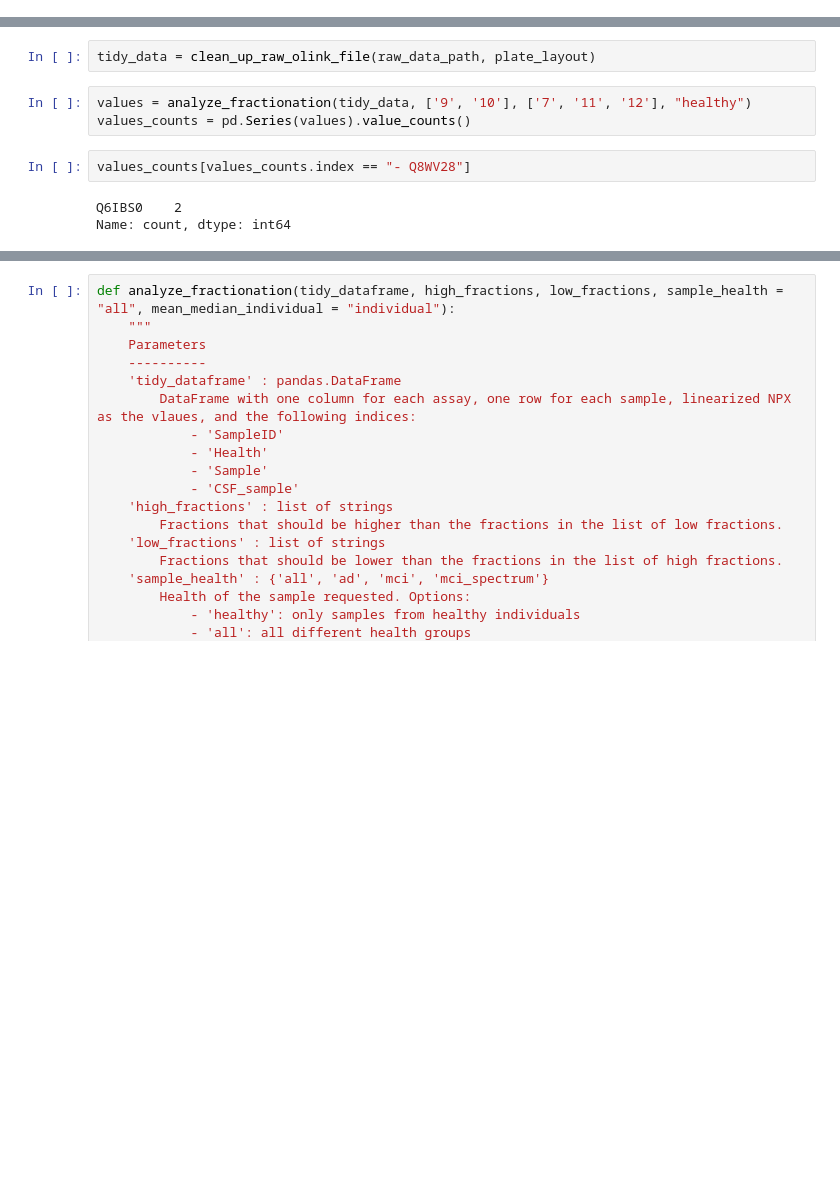
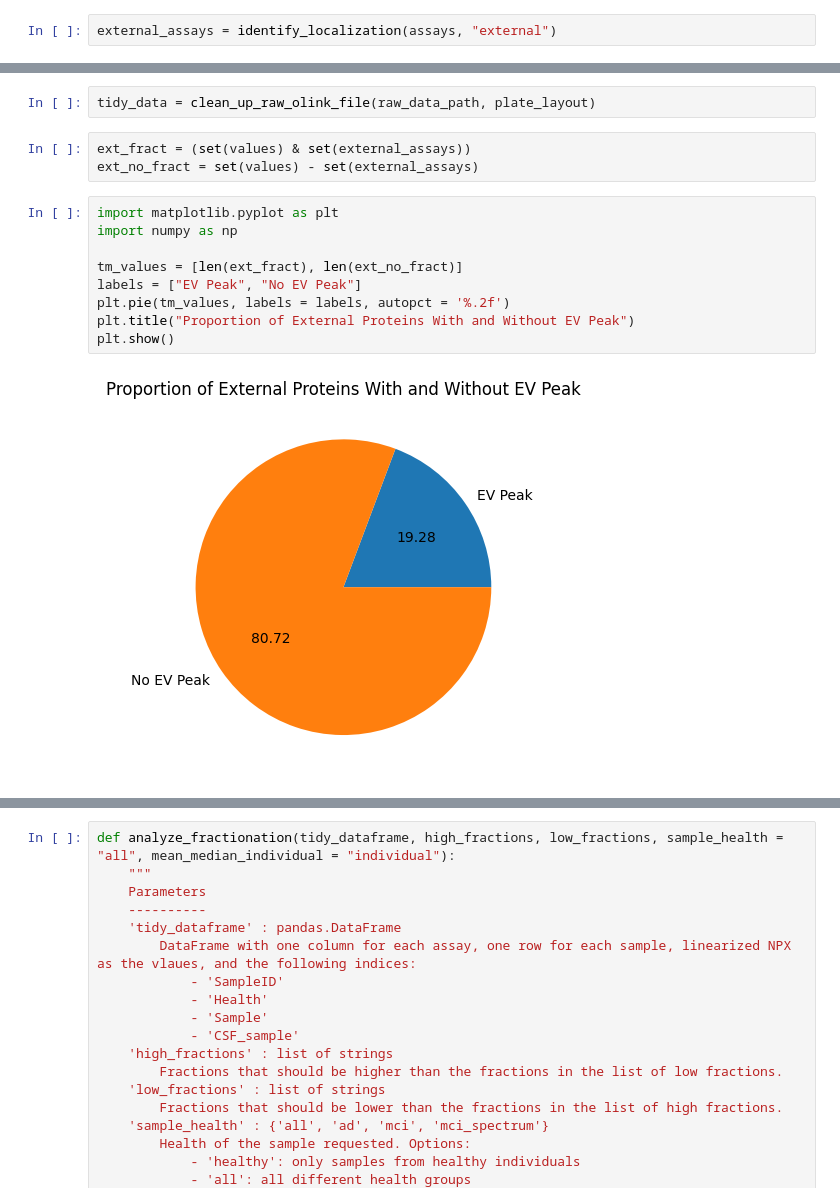
Before and after one commit to Walt-Lab/bdev_mass_spec, a Jupyter notebook: 10_analysis.ipynb, the cells around one changed output, grey strips where cells are left out. Drawn from its saved outputs; the diff is of its cells as text; blank space fills up the shorter version.

```diff
--- a/10_analysis.ipynb
+++ b/10_analysis.ipynb
@@ -82,3 +82,5 @@ def parse_gz_file(file_path):
         if current_uniprot_id is not None:
             protein_dict[current_uniprot_id] = current_sequence
     return protein_dict
+# %%
+external_assays = identify_localization(assays, "external")
@@ -438,11 +444,17 @@ def clean_up_raw_olink_file(raw_data_path, plate_layout_dataframe):
     return tidy_data
 # %%
 tidy_data = clean_up_raw_olink_file(raw_data_path, plate_layout)
-# %%
-values = analyze_fractionation(tidy_data, ['9', '10'], ['7', '11', '12'], "healthy")
-values_counts = pd.Series(values).value_counts()
-# %%
-values_counts[values_counts.index == "-	Q8WV28"]
-# %% [output]
-Q6IBS0    2
-Name: count, dtype: int64
+# %%
+ext_fract = (set(values) & set(external_assays))
+ext_no_fract = set(values) - set(external_assays)
+# %%
+import matplotlib.pyplot as plt
+import numpy as np
+
+tm_values = [len(ext_fract), len(ext_no_fract)]
+labels = ["EV Peak", "No EV Peak"]
+plt.pie(tm_values, labels = labels, autopct = '%.2f')
+plt.title("Proportion of External Proteins With and Without EV Peak")
+plt.show()
+# %% [output]
+[figure, added]
```
Also changed, not shown: parts of 16 cells of this notebook, 14 other files.
